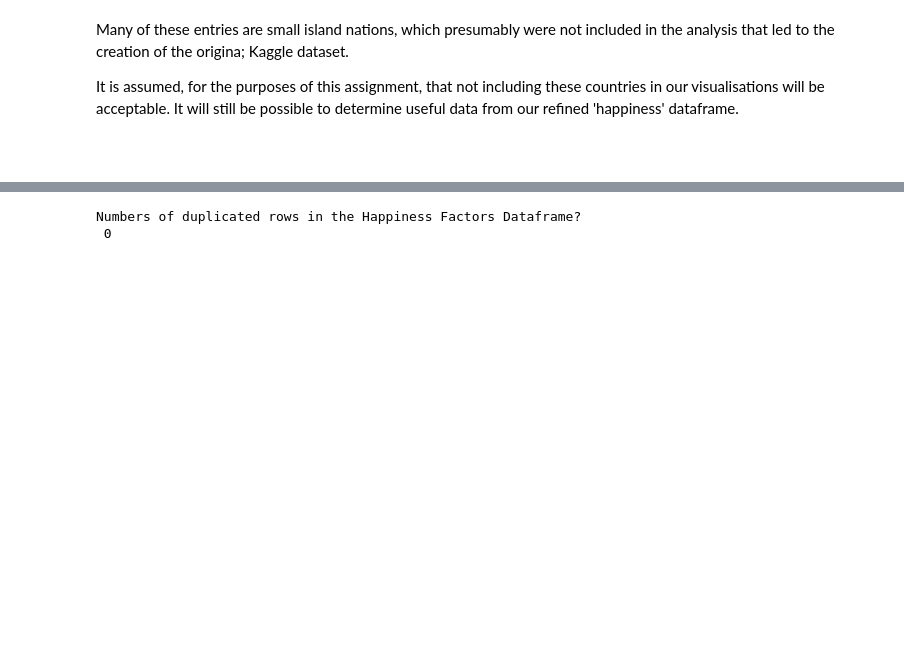
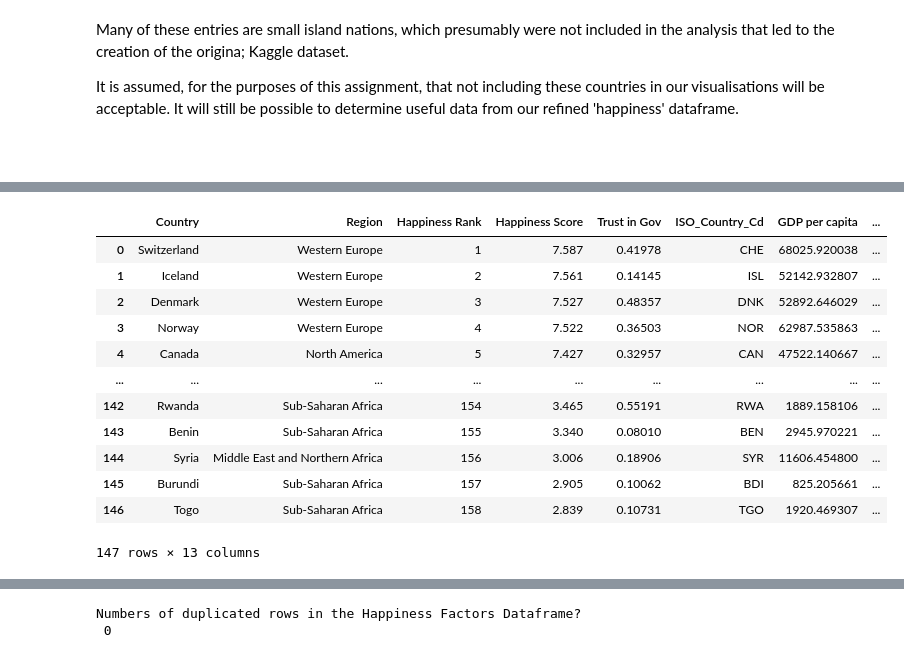
Before and after one commit to JackDaedalus/WWD_CA1, a Jupyter notebook: WWD CA1 Next Pass.ipynb, the cells around one changed output, grey strips where cells are left out. Saved outputs shown, nothing was run; the diff lists cells and outputs as text; code cells hidden in the pictures; blank space fills up the shorter version.

```diff
--- a/WWD CA1 Next Pass.ipynb
+++ b/WWD CA1 Next Pass.ipynb
@@ -362,6 +362,9 @@ Numbers of duplicated rows in the State Fragility 2015 Dataframe?
 df_FreedonTemp1 = df_HumanFreedomIndex.loc[(df_HumanFreedomIndex['year'] == 2015),
                                            ["year","ISO_code",
                                            "countries","hf_score","hf_rank"]]
+# %%
+## Rename Columns in temp 'Human Freedom' dataframe to allow joining/merging on ISO value for countries
+df_FreedonTemp1.rename(columns={'ISO_code':'ISO_Country_Cd'},inplace=True)
 # %%
 # Checking for null values in Human Freedon Index dataframe
 [print('Any Null Values in the Human Freedon Index dataframe?','\n' ,df_FreedonTemp1.isnull().any())]
@@ -624,0 +711,16 @@ It is assumed, for the purposes of this assignment, that not including these cou
+# %%
+df_HpyFactor_Temp
+# %% [output]
+|  | Country | Region | Happiness Rank | Happiness Score | Trust in Gov | ISO_Country_Cd | GDP per capita | ... |
+| 0 | Switzerland | Western Europe | 1 | 7.587 | 0.41978 | CHE | 68025.920038 | ... |
+| 1 | Iceland | Western Europe | 2 | 7.561 | 0.14145 | ISL | 52142.932807 | ... |
+| 2 | Denmark | Western Europe | 3 | 7.527 | 0.48357 | DNK | 52892.646029 | ... |
+| 3 | Norway | Western Europe | 4 | 7.522 | 0.36503 | NOR | 62987.535863 | ... |
+| 4 | Canada | North America | 5 | 7.427 | 0.32957 | CAN | 47522.140667 | ... |
+| ... | ... | ... | ... | ... | ... | ... | ... | ... |
+| 142 | Rwanda | Sub-Saharan Africa | 154 | 3.465 | 0.55191 | RWA | 1889.158106 | ... |
+| 143 | Benin | Sub-Saharan Africa | 155 | 3.340 | 0.08010 | BEN | 2945.970221 | ... |
+| 144 | Syria | Middle East and Northern Africa | 156 | 3.006 | 0.18906 | SYR | 11606.454800 | ... |
+| 145 | Burundi | Sub-Saharan Africa | 157 | 2.905 | 0.10062 | BDI | 825.205661 | ... |
+| 146 | Togo | Sub-Saharan Africa | 158 | 2.839 | 0.10731 | TGO | 1920.469307 | ... |
+147 rows × 13 columns
```
Also changed, not shown: parts of 43 cells of this notebook, 1 other file.
